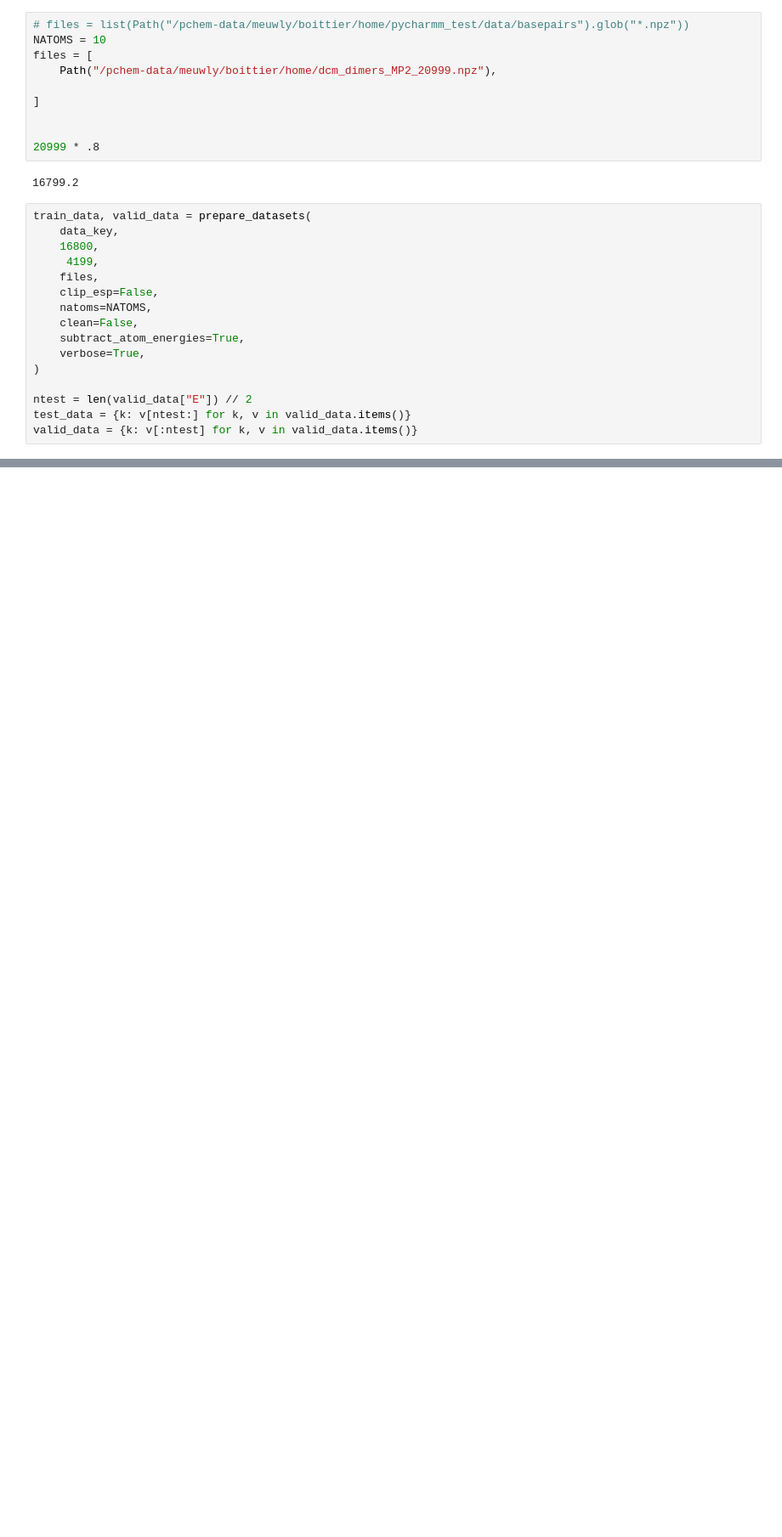
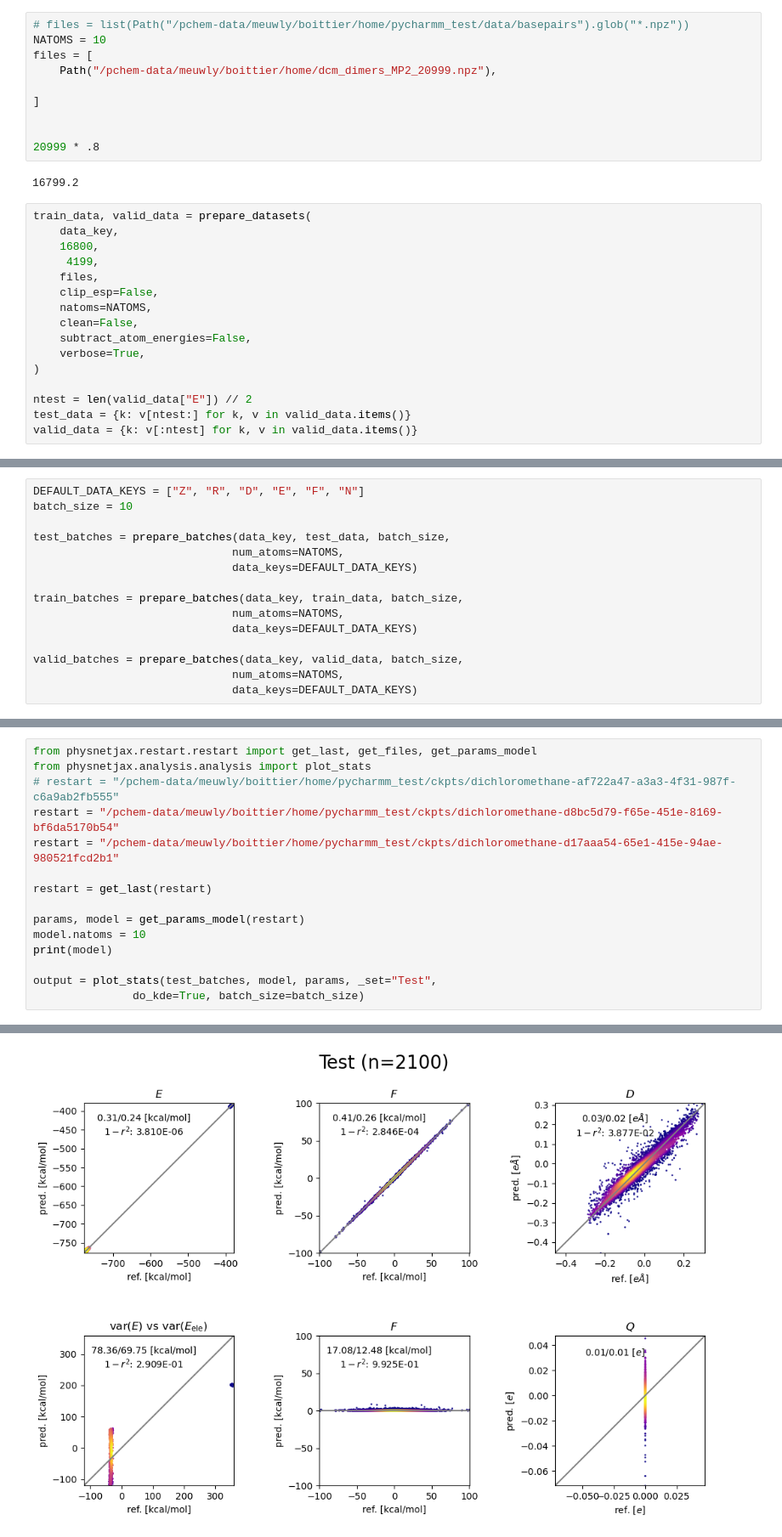
Before and after one commit to EricBoittier/JaxPycharmm, a Jupyter notebook: example_training/dichloromethane-data.ipynb, the cells around one changed output, grey strips where cells are left out. Shown at 85% size. Cells and saved outputs as stored; diff of their text form; blank space fills up the shorter version.

Commit message:
trained DCM model with and without dipoles

```diff
--- a/example_training/dichloromethane-data.ipynb
+++ b/example_training/dichloromethane-data.ipynb
@@ -65,7 +66,7 @@ train_data, valid_data = prepare_datasets(
     clip_esp=False,
     natoms=NATOMS,
     clean=False,
-    subtract_atom_energies=True,
+    subtract_atom_energies=False,
     verbose=True,
 )
 
@@ -87,3 +88,18 @@ dataE [1040.44527237 1040.2449665  1040.40054624 1040.39607157 1040.34215526
 D (20999, 3)
 Q 1 (20999,) 20999
 Q (20999,)
+# %%
+DEFAULT_DATA_KEYS = ["Z", "R", "D", "E", "F", "N"]
+batch_size = 10
+
+test_batches = prepare_batches(data_key, test_data, batch_size,
+                              num_atoms=NATOMS,
+                              data_keys=DEFAULT_DATA_KEYS)
+
+train_batches = prepare_batches(data_key, train_data, batch_size,
+                              num_atoms=NATOMS,
+                              data_keys=DEFAULT_DATA_KEYS)
+
+valid_batches = prepare_batches(data_key, valid_data, batch_size,
+                              num_atoms=NATOMS,
+                              data_keys=DEFAULT_DATA_KEYS)
@@ -182,0 +204,16 @@ Start Time:  16:54:41
+# %%
+from physnetjax.restart.restart import get_last, get_files, get_params_model
+from physnetjax.analysis.analysis import plot_stats
+# restart = "/pchem-data/meuwly/boittier/home/pycharmm_test/ckpts/dichloromethane-af722a47-a3a3-4f31-987f-c6a9ab2fb555"
+restart = "/pchem-data/meuwly/boittier/home/pycharmm_test/ckpts/dichloromethane-d8bc5d79-f65e-451e-8169-bf6da5170b54"
+restart = "/pchem-data/meuwly/boittier/home/pycharmm_test/ckpts/dichloromethane-d17aaa54-65e1-415e-94ae-980521fcd2b1"
+
+restart = get_last(restart)
+
+params, model = get_params_model(restart)
+model.natoms = 10
+print(model)
+
+output = plot_stats(test_batches, model, params, _set="Test",
+               do_kde=True, batch_size=batch_size)
+# %% [output]
@@ -182,0 +249 @@ Start Time:  16:54:41
+[figure, added]
```
Also changed, not shown: parts of 13 cells of this notebook, 5 other files.
